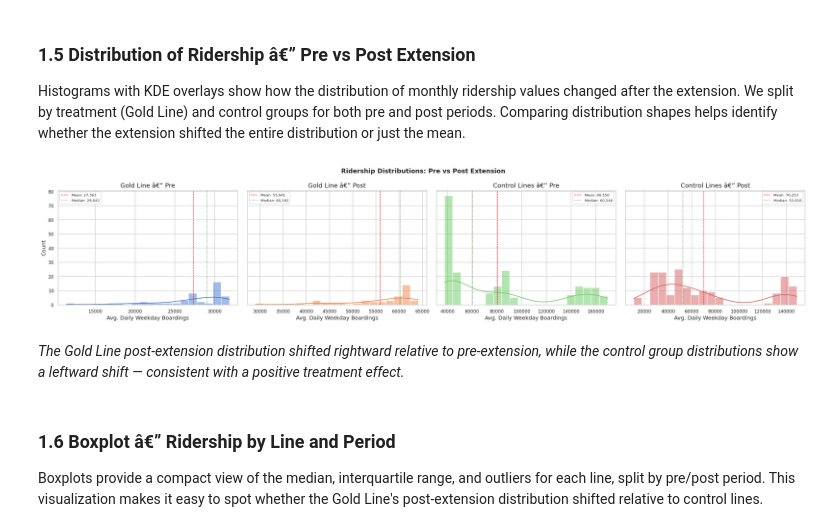
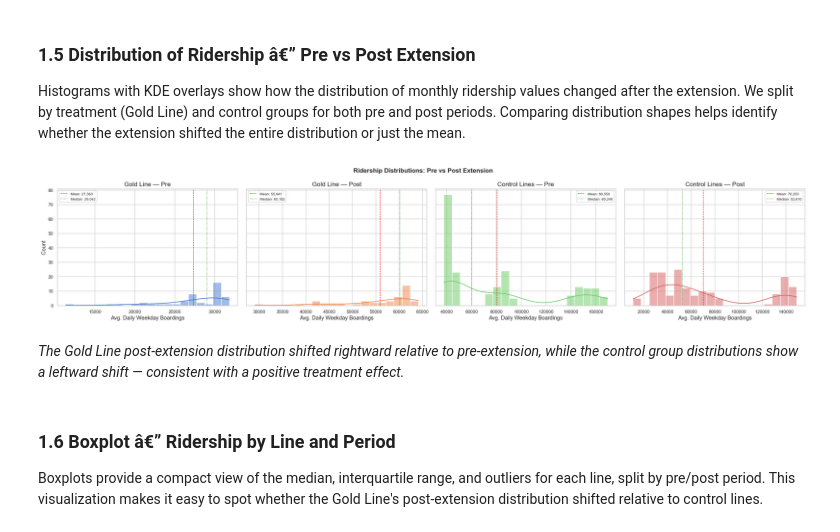
Before and after one commit to Leeaaronn/metro-impact-analysis, a Jupyter notebook: notebooks/analysis_executed.ipynb, the cells around one changed output. Cells and saved outputs as stored; diff of their text form; code cells hidden in the pictures.

```diff
--- a/notebooks/analysis_executed.ipynb
+++ b/notebooks/analysis_executed.ipynb
@@ -230,30 +251,25 @@ display(pct_change.sort_values("% Change", ascending=False))
 
 Histograms with KDE overlays show how the distribution of monthly ridership values changed after the extension. We split by treatment (Gold Line) and control groups for both pre and post periods. Comparing distribution shapes helps identify whether the extension shifted the entire distribution or just the mean.
 # %%
-# Build groups for distribution plot: treatment pre/post, control pre/post
-gold_pre = pre_df[pre_df["line_id"] == "gold"]["avg_daily_boardings"]
-gold_post = post_df[post_df["line_id"] == "gold"]["avg_daily_boardings"]
-control_pre = pre_df[pre_df["line_id"] != "gold"]["avg_daily_boardings"]
-control_post = post_df[post_df["line_id"] != "gold"]["avg_daily_boardings"]
-
+# Distribution plot: treatment pre/post, control pre/post
 groups = {
-    "Gold Line â€” Pre": gold_pre,
-    "Gold Line â€” Post": gold_post,
-    "Control Lines â€” Pre": control_pre,
-    "Control Lines â€” Post": control_post,
+    "Gold Line — Pre": gold_pre,
+    "Gold Line — Post": gold_post,
+    "Control Lines — Pre": control_pre,
+    "Control Lines — Post": control_post,
 }
 
 fig = plot_distributions(
     ridership,
     groups=groups,
     metric_label="Avg. Daily Weekday Boardings",
     title="Ridership Distributions: Pre vs Post Extension",
 )
 plt.show()
 # %% [output]
-[figure, old version]
+[figure, new version]
-# %% [markdown]
-*The Gold Line post-extension distribution shifted rightward relative to pre-extension, while the control group distributions show a leftward shift — consistent with a positive treatment effect.*
+# %% [markdown]
+*The Gold Line post-extension distribution shifted rightward relative to pre-extension, while the control group distributions show a leftward shift — consistent with a positive treatment effect.*
 # %% [markdown]
 ### 1.6 Boxplot â€” Ridership by Line and Period
 
```
Also changed, not shown: parts of 30 cells of this notebook, 3 other files.
